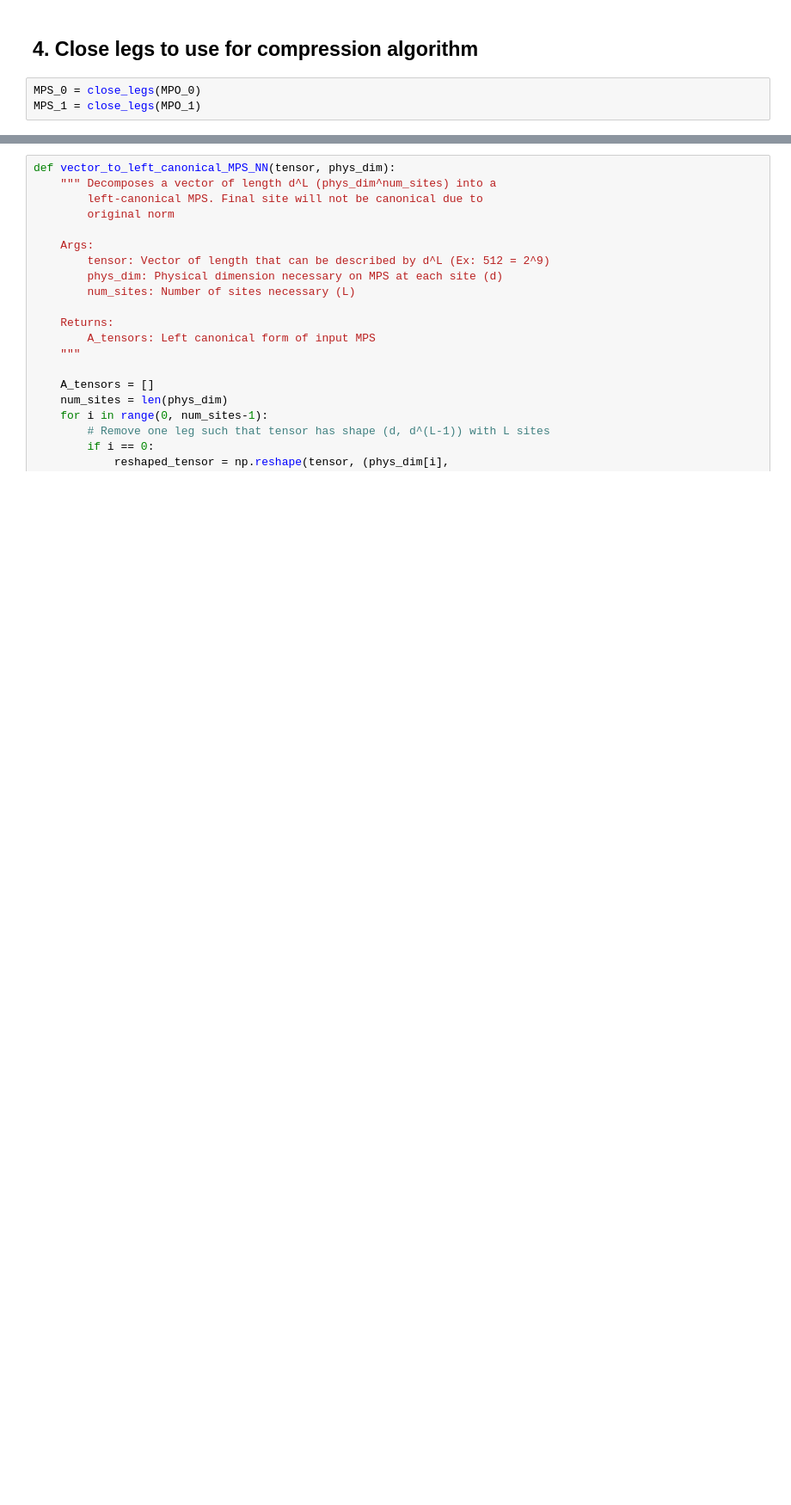
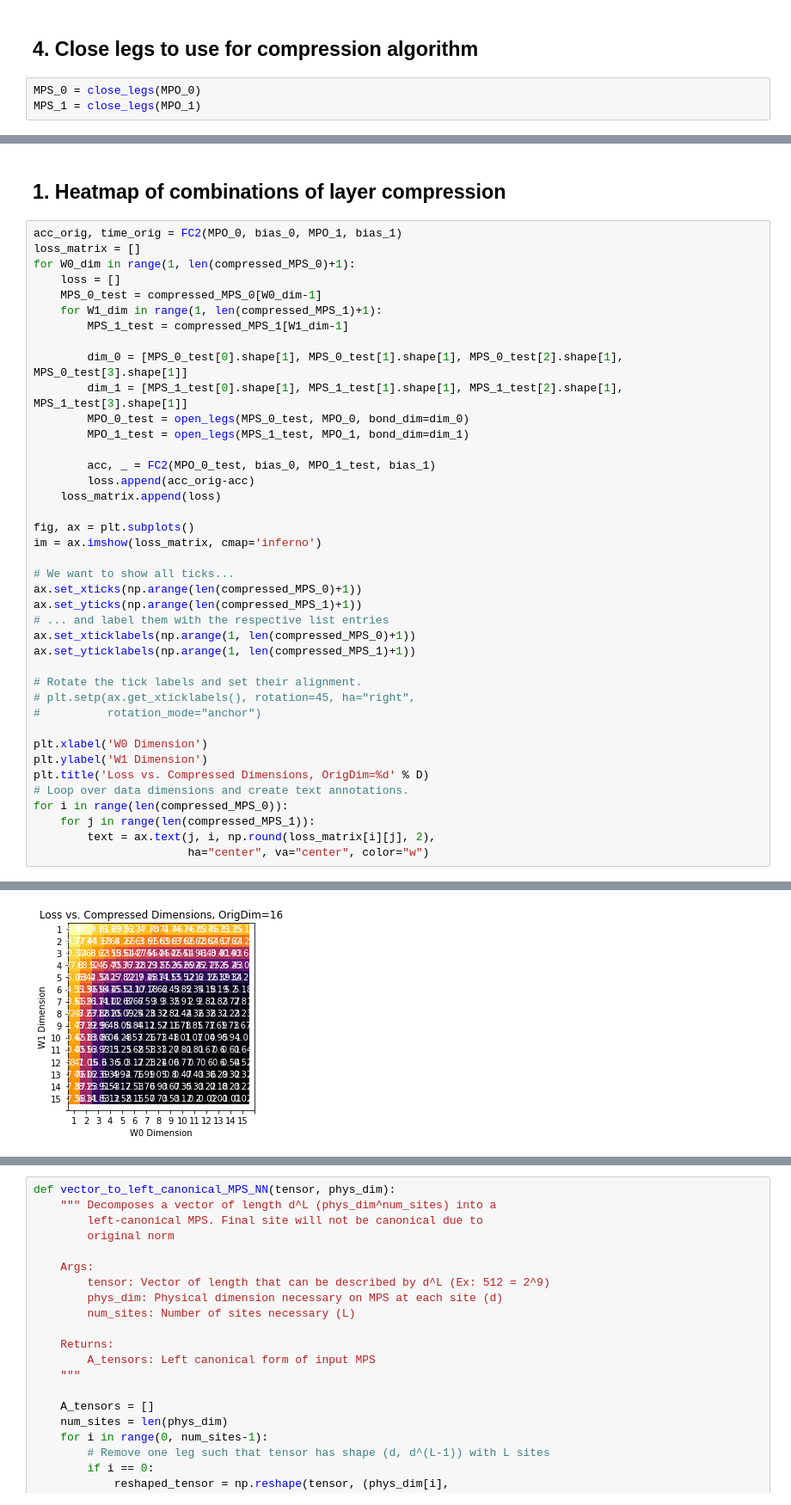
Before and after one commit to aaronleesander/DMRG-inspired-Algorithms-for-Neural-Network-Compression, a Jupyter notebook: DMRG/MPO_Net_Compression.ipynb, the cells around one changed output, grey strips where cells are left out. Shown at 86% size. Drawn from its saved outputs; the diff is of its cells as text; blank space fills up the shorter version.

```diff
--- a/DMRG/MPO_Net_Compression.ipynb
+++ b/DMRG/MPO_Net_Compression.ipynb
@@ -591,0 +651,43 @@ plt.axhline(5, color='r', linestyle='--')
+# %% [markdown]
+## 1. Heatmap of combinations of layer compression
+# %%
+acc_orig, time_orig = FC2(MPO_0, bias_0, MPO_1, bias_1)
+loss_matrix = []
+for W0_dim in range(1, len(compressed_MPS_0)+1):
+    loss = []
+    MPS_0_test = compressed_MPS_0[W0_dim-1]
+    for W1_dim in range(1, len(compressed_MPS_1)+1):
+        MPS_1_test = compressed_MPS_1[W1_dim-1]
+
+        dim_0 = [MPS_0_test[0].shape[1], MPS_0_test[1].shape[1], MPS_0_test[2].shape[1], MPS_0_test[3].shape[1]]
+        dim_1 = [MPS_1_test[0].shape[1], MPS_1_test[1].shape[1], MPS_1_test[2].shape[1], MPS_1_test[3].shape[1]]
+        MPO_0_test = open_legs(MPS_0_test, MPO_0, bond_dim=dim_0)
+        MPO_1_test = open_legs(MPS_1_test, MPO_1, bond_dim=dim_1)
+
+        acc, _ = FC2(MPO_0_test, bias_0, MPO_1_test, bias_1)
+        loss.append(acc_orig-acc)
+    loss_matrix.append(loss)
+
+fig, ax = plt.subplots()
+im = ax.imshow(loss_matrix, cmap='inferno')
+
+# We want to show all ticks...
+ax.set_xticks(np.arange(len(compressed_MPS_0)+1))
+ax.set_yticks(np.arange(len(compressed_MPS_1)+1))
+# ... and label them with the respective list entries
+ax.set_xticklabels(np.arange(1, len(compressed_MPS_0)+1))
+ax.set_yticklabels(np.arange(1, len(compressed_MPS_1)+1))
+
+# Rotate the tick labels and set their alignment.
+# plt.setp(ax.get_xticklabels(), rotation=45, ha="right",
+#          rotation_mode="anchor")
+
+plt.xlabel('W0 Dimension')
+plt.ylabel('W1 Dimension')
+plt.title('Loss vs. Compressed Dimensions, OrigDim=%d' % D)
+# Loop over data dimensions and create text annotations.
+for i in range(len(compressed_MPS_0)):
+    for j in range(len(compressed_MPS_1)):
+        text = ax.text(j, i, np.round(loss_matrix[i][j], 2),
+                       ha="center", va="center", color="w")
+# %% [output]
@@ -591,0 +711 @@ plt.axhline(5, color='r', linestyle='--')
+[figure, added]
```
Also changed, not shown: parts of 51 cells of this notebook, 1 other file.
